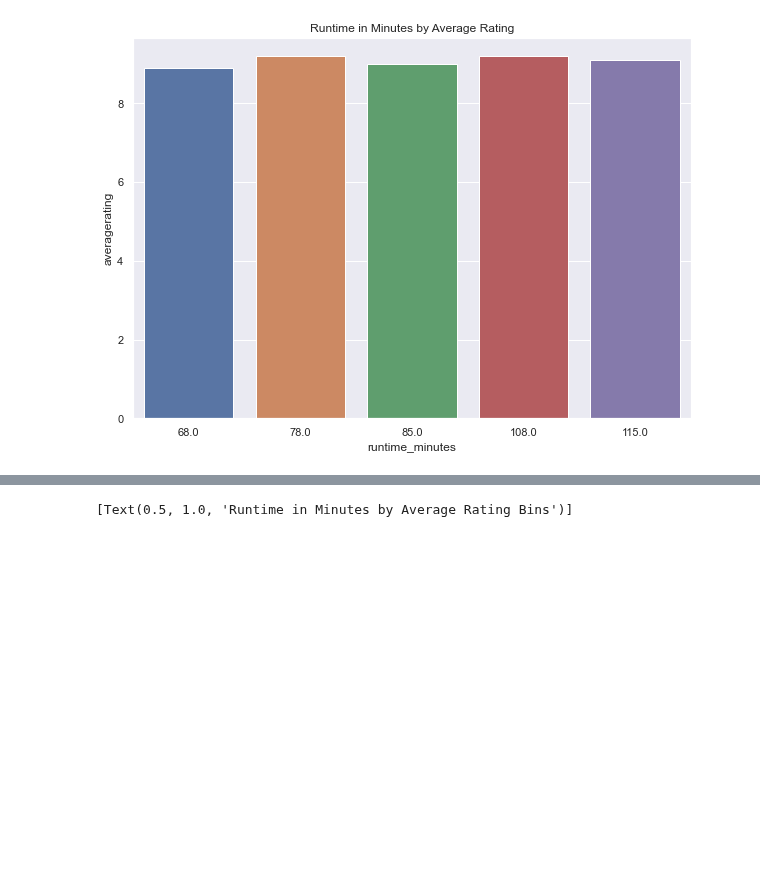
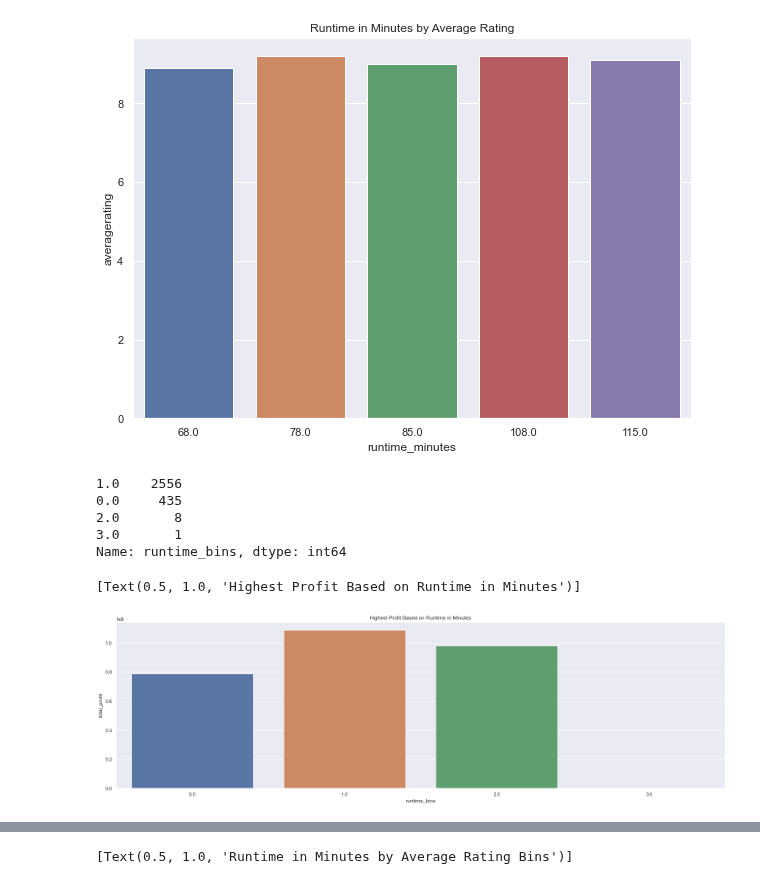
Before and after one commit to jacrivera/AI-Academy-Semester-1-Capstone-Group-5, a Jupyter notebook: student.ipynb, the cells around one changed output, grey strips where cells are left out. Saved outputs shown, nothing was run; the diff lists cells and outputs as text; code cells hidden in the pictures; blank space fills up the shorter version.

```diff
--- a/student.ipynb
+++ b/student.ipynb
@@ -253,3 +253,21 @@ sns.barplot(data = new_df_top_5, x = 'runtime_minutes', y = 'averagerating').set
 # %% [output]
 [Text(0.5, 1.0, 'Runtime in Minutes by Average Rating')]
 [figure]
+# %%
+master_df['runtime_bins'] = np.trunc((master_df['runtime_minutes']/90))
+master_df['runtime_bins'].value_counts()
+# %% [output]
+1.0    2556
+0.0     435
+2.0       8
+3.0       1
+Name: runtime_bins, dtype: int64
+# %%
+sns.set(rc={"figure.figsize":(25, 7)})
+group_means=master_df.groupby(['runtime_bins'])['total_profit'].mean().sort_values(ascending=False)
+top_10_studios = group_means.head(30)
+
+sns.barplot(x = top_10_studios.index, y = top_10_studios).set(title = 'Highest Profit Based on Runtime in Minutes')
+# %% [output]
+[Text(0.5, 1.0, 'Highest Profit Based on Runtime in Minutes')]
+[figure, added]
```
Also changed, not shown: parts of 10 cells of this notebook.
